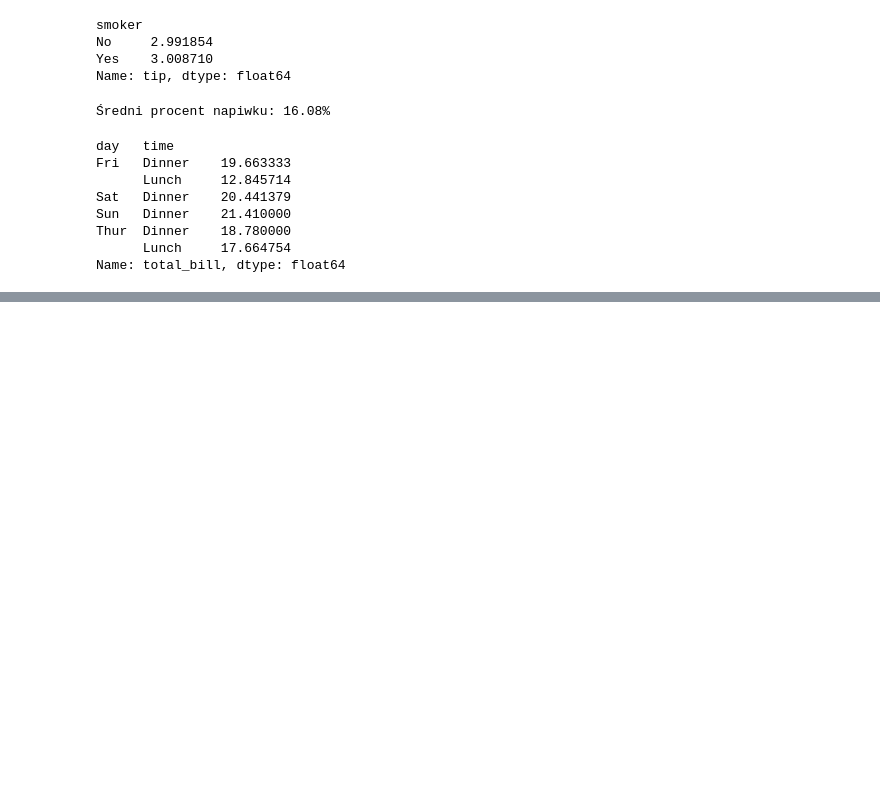
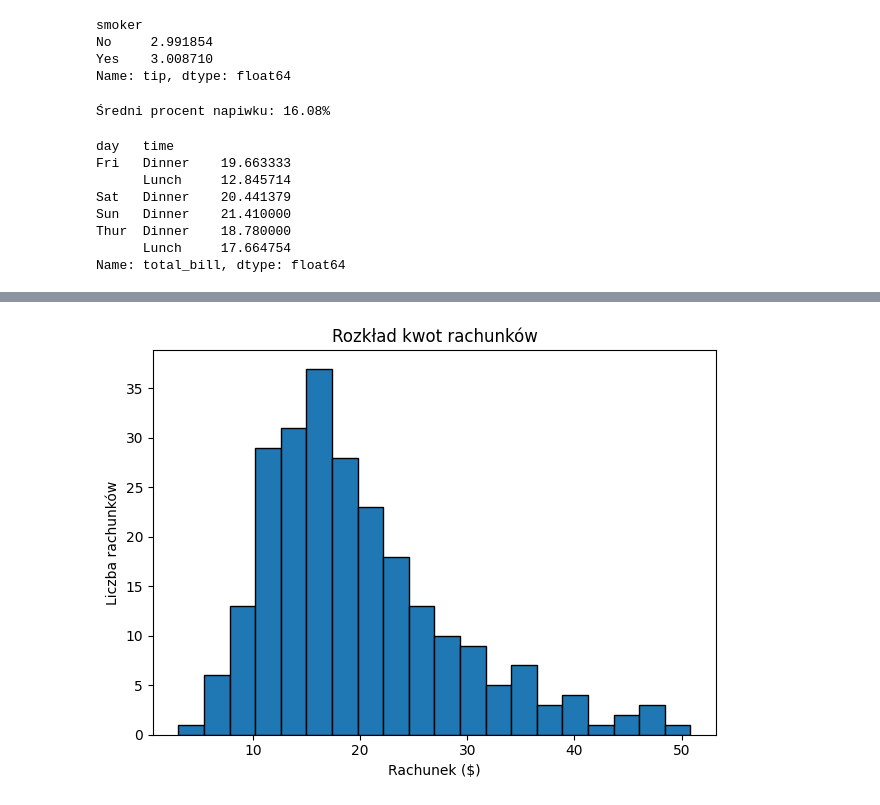
Before and after one commit to Ziutix/python2-lab, a Jupyter notebook: lab02_eksploracjaA.ipynb, the cells around one changed output, grey strips where cells are left out. Saved outputs shown, nothing was run; the diff lists cells and outputs as text; code cells hidden in the pictures; blank space fills up the shorter version.

```diff
--- a/lab02_eksploracjaA.ipynb
+++ b/lab02_eksploracjaA.ipynb
@@ -150,0 +163,9 @@ Name: total_bill, dtype: float64
+# %%
+# Rozkład rachunków — histogram
+df['total_bill'].plot(kind='hist', bins=20, title='Rozkład kwot rachunków', edgecolor='black')
+plt.xlabel('Rachunek ($)')
+plt.ylabel('Liczba rachunków')
+plt.tight_layout()
+plt.show()
+# %% [output]
+[figure, added]
```
Also changed, not shown: parts of 3 cells of this notebook.
